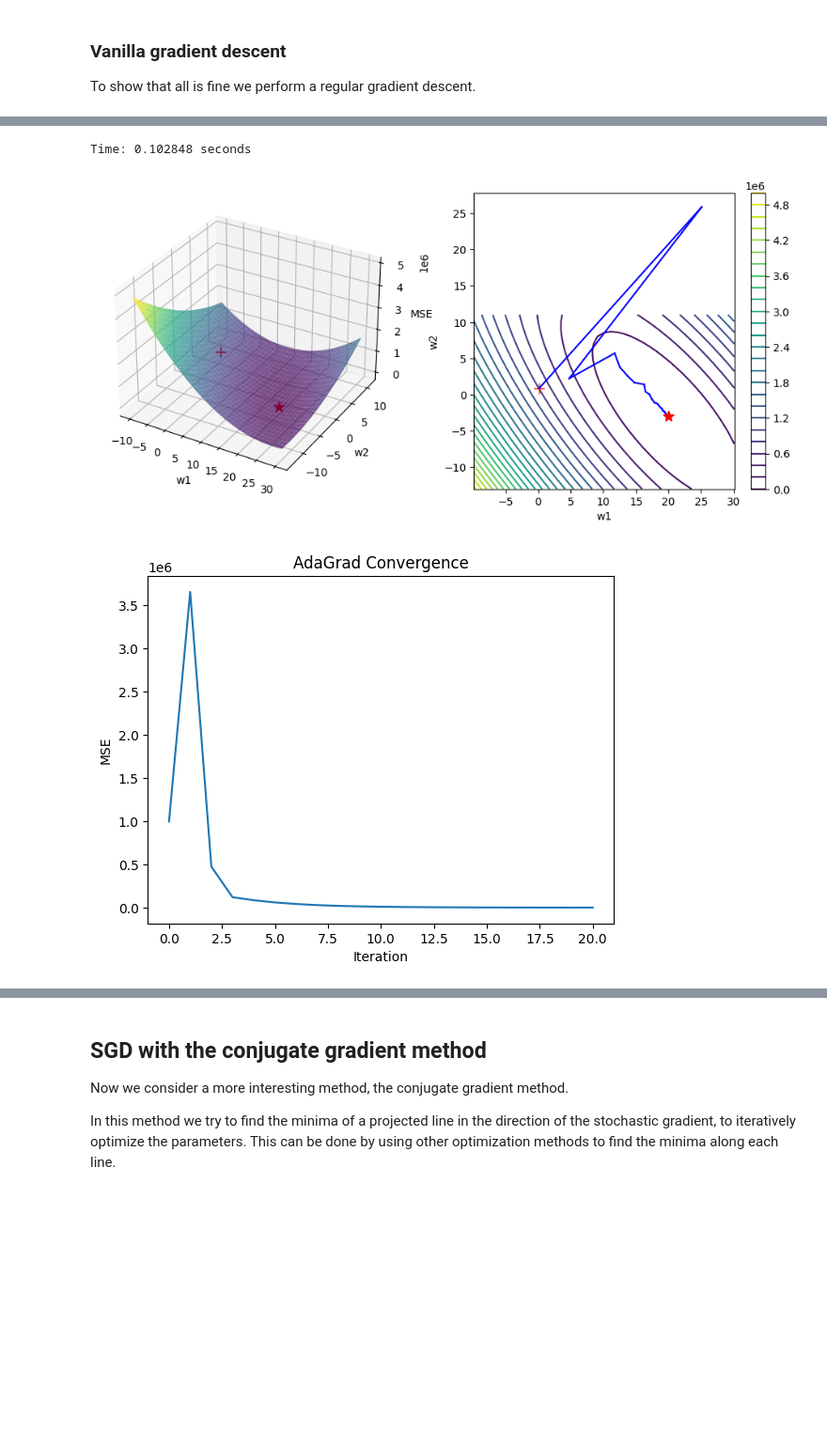
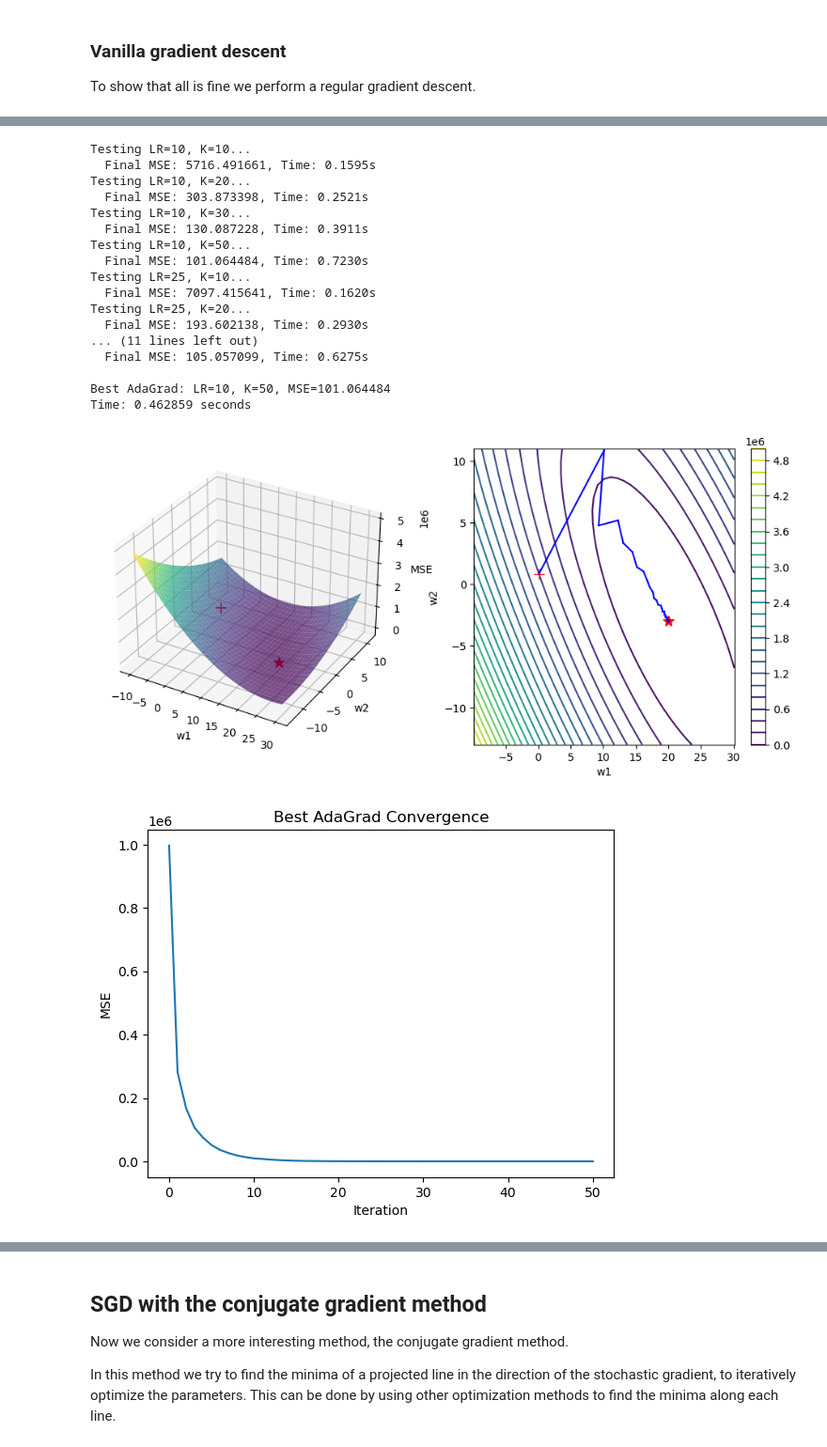
Before and after one commit to kallefrisk/Schoolwork, a Jupyter notebook: Python/DeepLearning/Stochastic_gradient_based_optimization.ipynb, the cells around one changed output, grey strips where cells are left out. Shown at 94% size. Saved outputs shown, nothing was run; the diff lists cells and outputs as text; code cells hidden in the pictures; blank space fills up the shorter version.

```diff
--- a/Python/DeepLearning/Stochastic_gradient_based_optimization.ipynb
+++ b/Python/DeepLearning/Stochastic_gradient_based_optimization.ipynb
@@ -372,25 +559,74 @@ def ada_grad_mse(K, ws, learning_eps, loss, grad_loss, N, verbose=False):
         history.append(loss(ws))
     return ws, history
 # %%
-K = 20
-learning_eps = 25
+learning_rates = [10, 25, 50]
+K_values = [10, 20, 30, 50]
 
+best_ada_mse = float('inf')
+best_ada_params = None
+best_ada_history = None
+
+for lr in learning_rates:
+    for K in K_values:
+        print(f"Testing LR={lr}, K={K}...")
+        start_time = time.time()
+        ws_ada, history_ada = ada_grad_mse(
+            K, ws0.copy(), lr, mse1, grad_loss2, N*N, verbose=False
+        )
+        elapsed = time.time() - start_time
+
+        final_mse = history_ada[-1]
+        print(f"  Final MSE: {final_mse:.6f}, Time: {elapsed:.4f}s")
+
+        if final_mse < best_ada_mse:
+            best_ada_mse = final_mse
+            best_ada_params = {'lr': lr, 'K': K}
+            best_ada_history = history_ada
+
+print(f"\nBest AdaGrad: LR={best_ada_params['lr']}, "
+      f"K={best_ada_params['K']}, MSE={best_ada_mse:.6f}")
+
+# Run with best parameters
 ax = setup_plot()
 start_time = time.time()
-ws_ada, history_ada = ada_grad_mse(K, ws0.copy(), learning_eps, mse1, grad_loss2, N*N, verbose=True)
+ws_ada, history_ada = ada_grad_mse(
+    best_ada_params['K'],
+    ws0.copy(),
+    best_ada_params['lr'],
+    mse1,
+    grad_loss2,
+    N*N,
+    verbose=True
+)
 print(f"Time: {time.time() - start_time:.6f} seconds")
 plt.show()
 
 plt.figure()
 plt.plot(range(len(history_ada)), history_ada)
 plt.xlabel('Iteration')
 plt.ylabel('MSE')
-plt.title('AdaGrad Convergence')
+plt.title('Best AdaGrad Convergence')
 plt.show()
 # %% [output]
-Time: 0.102848 seconds
+Testing LR=10, K=10...
+  Final MSE: 5716.491661, Time: 0.1595s
+Testing LR=10, K=20...
+  Final MSE: 303.873398, Time: 0.2521s
+Testing LR=10, K=30...
+  Final MSE: 130.087228, Time: 0.3911s
+Testing LR=10, K=50...
+  Final MSE: 101.064484, Time: 0.7230s
+Testing LR=25, K=10...
+  Final MSE: 7097.415641, Time: 0.1620s
+Testing LR=25, K=20...
+  Final MSE: 193.602138, Time: 0.2930s
+... (11 lines left out)
+  Final MSE: 105.057099, Time: 0.6275s
+
+Best AdaGrad: LR=10, K=50, MSE=101.064484
+Time: 0.462859 seconds
-[figure, old version]
+[figure, new version]
-[figure, old version]
+[figure, new version]
 # %% [markdown]
 ## SGD with accumulated squared gradient: RMSProp
 
```
Also changed, not shown: parts of 19 cells of this notebook.
